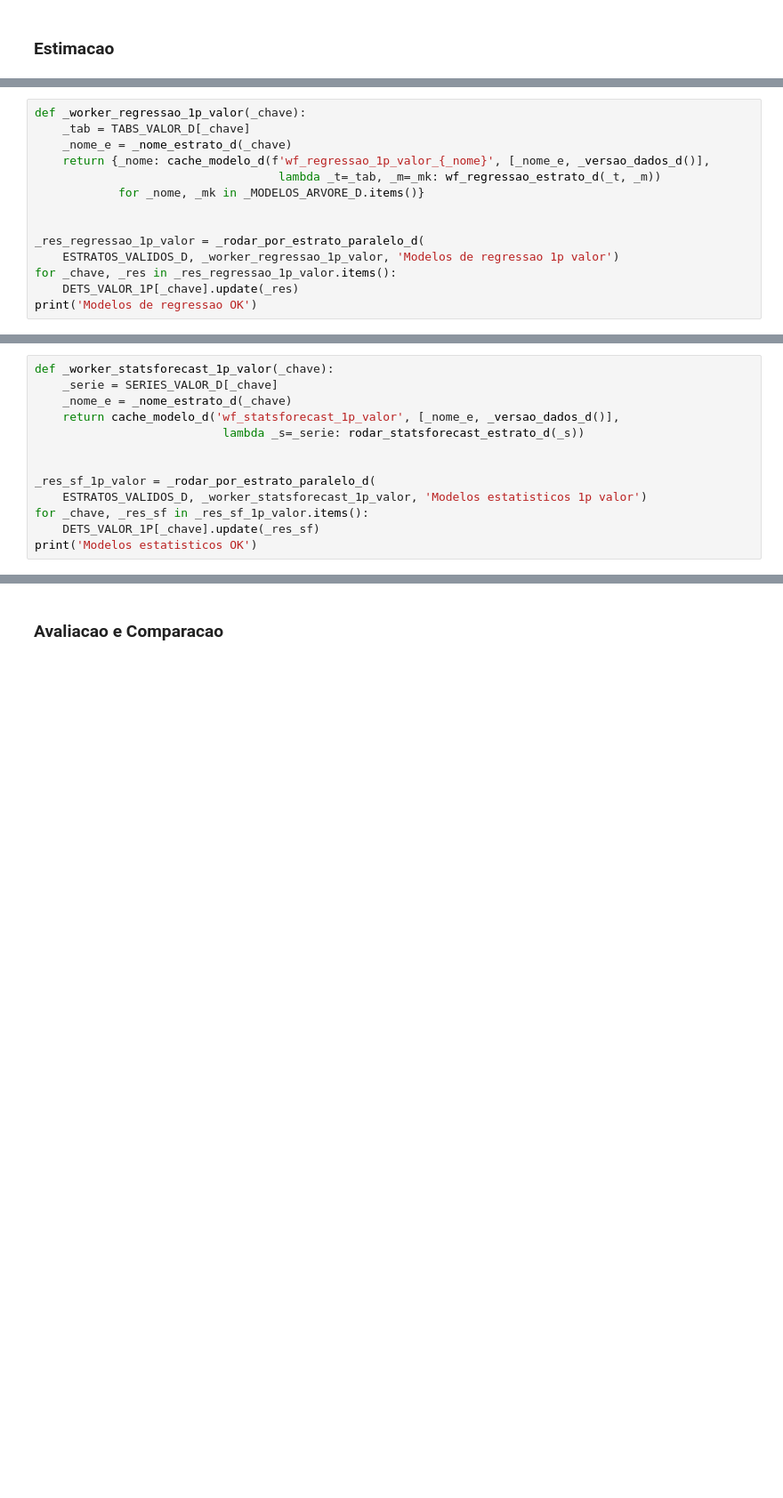
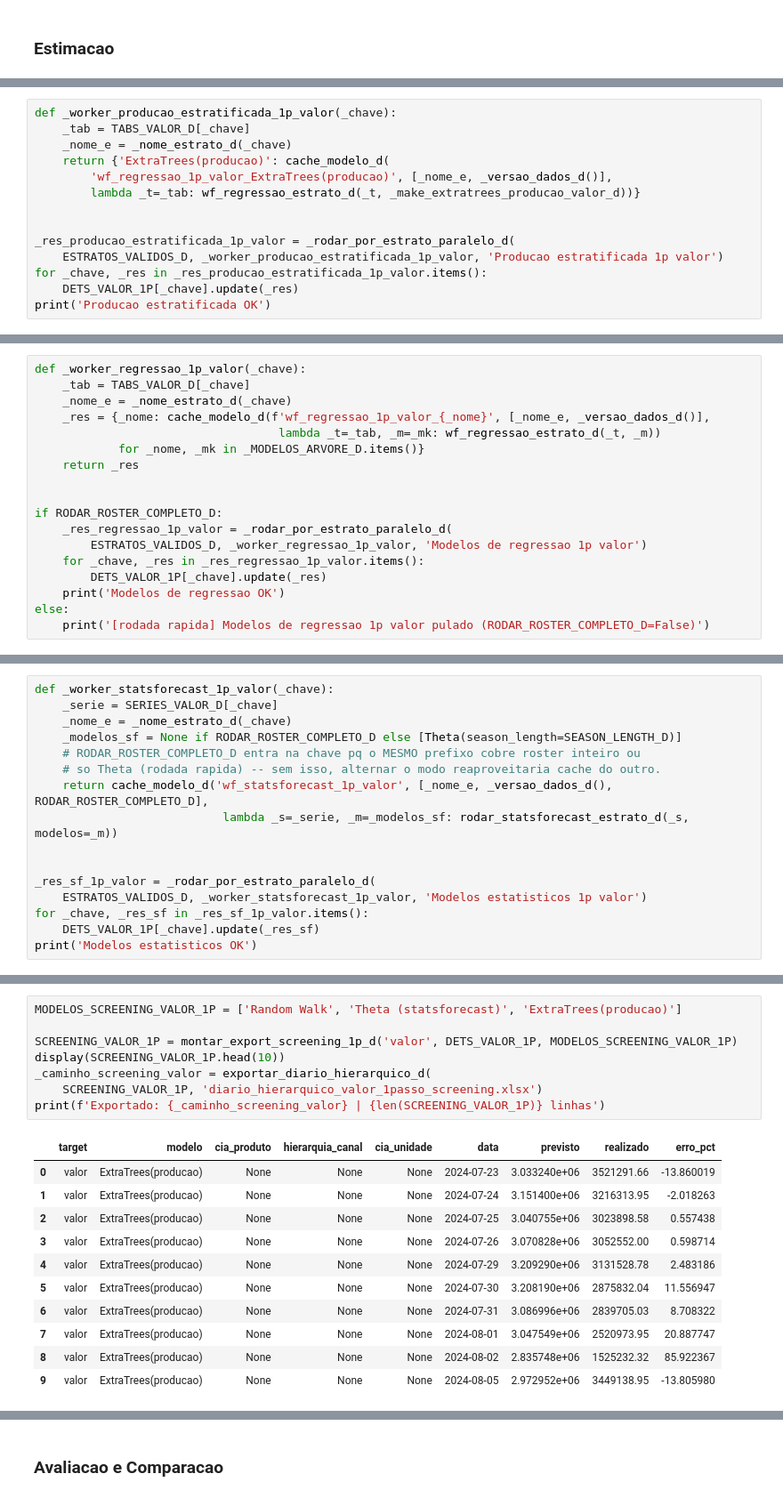
Before and after one commit to Daniel-Alexandre-Ramazzotte/Modelo-Vendas-Diario, a Jupyter notebook: scripts/experimentos/experimento_diario_hierarquico.ipynb, the cells around one changed output, grey strips where cells are left out. Shown at 89% size. Cells and saved outputs as stored; diff of their text form; blank space fills up the shorter version.

```diff
--- a/scripts/experimentos/experimento_diario_hierarquico.ipynb
+++ b/scripts/experimentos/experimento_diario_hierarquico.ipynb
@@ -1732,0 +2317,14 @@ print('Baselines OK')
+# %%
+def _worker_producao_estratificada_1p_valor(_chave):
+    _tab = TABS_VALOR_D[_chave]
+    _nome_e = _nome_estrato_d(_chave)
+    return {'ExtraTrees(producao)': cache_modelo_d(
+        'wf_regressao_1p_valor_ExtraTrees(producao)', [_nome_e, _versao_dados_d()],
+        lambda _t=_tab: wf_regressao_estrato_d(_t, _make_extratrees_producao_valor_d))}
+
+
+_res_producao_estratificada_1p_valor = _rodar_por_estrato_paralelo_d(
+    ESTRATOS_VALIDOS_D, _worker_producao_estratificada_1p_valor, 'Producao estratificada 1p valor')
+for _chave, _res in _res_producao_estratificada_1p_valor.items():
+    DETS_VALOR_1P[_chave].update(_res)
+print('Producao estratificada OK')
@@ -1736,13 +2349,17 @@ print('Baselines OK')
 def _worker_regressao_1p_valor(_chave):
     _tab = TABS_VALOR_D[_chave]
     _nome_e = _nome_estrato_d(_chave)
-    return {_nome: cache_modelo_d(f'wf_regressao_1p_valor_{_nome}', [_nome_e, _versao_dados_d()],
+    _res = {_nome: cache_modelo_d(f'wf_regressao_1p_valor_{_nome}', [_nome_e, _versao_dados_d()],
                                    lambda _t=_tab, _m=_mk: wf_regressao_estrato_d(_t, _m))
             for _nome, _mk in _MODELOS_ARVORE_D.items()}
+    return _res
 
 
-_res_regressao_1p_valor = _rodar_por_estrato_paralelo_d(
-    ESTRATOS_VALIDOS_D, _worker_regressao_1p_valor, 'Modelos de regressao 1p valor')
-for _chave, _res in _res_regressao_1p_valor.items():
-    DETS_VALOR_1P[_chave].update(_res)
-print('Modelos de regressao OK')
+if RODAR_ROSTER_COMPLETO_D:
+    _res_regressao_1p_valor = _rodar_por_estrato_paralelo_d(
+        ESTRATOS_VALIDOS_D, _worker_regressao_1p_valor, 'Modelos de regressao 1p valor')
+    for _chave, _res in _res_regressao_1p_valor.items():
+        DETS_VALOR_1P[_chave].update(_res)
+    print('Modelos de regressao OK')
+else:
+    print('[rodada rapida] Modelos de regressao 1p valor pulado (RODAR_ROSTER_COMPLETO_D=False)')
@@ -1772,8 +2384,11 @@ ESTRATOS_VALIDOS_D
 def _worker_statsforecast_1p_valor(_chave):
     _serie = SERIES_VALOR_D[_chave]
     _nome_e = _nome_estrato_d(_chave)
-    return cache_modelo_d('wf_statsforecast_1p_valor', [_nome_e, _versao_dados_d()],
-                           lambda _s=_serie: rodar_statsforecast_estrato_d(_s))
+    _modelos_sf = None if RODAR_ROSTER_COMPLETO_D else [Theta(season_length=SEASON_LENGTH_D)]
+    # RODAR_ROSTER_COMPLETO_D entra na chave pq o MESMO prefixo cobre roster inteiro ou
+    # so Theta (rodada rapida) -- sem isso, alternar o modo reaproveitaria cache do outro.
+    return cache_modelo_d('wf_statsforecast_1p_valor', [_nome_e, _versao_dados_d(), RODAR_ROSTER_COMPLETO_D],
+                           lambda _s=_serie, _m=_modelos_sf: rodar_statsforecast_estrato_d(_s, modelos=_m))
 
 
 _res_sf_1p_valor = _rodar_por_estrato_paralelo_d(
@@ -1783,0 +2408,20 @@ print('Modelos estatisticos OK')
+# %%
+MODELOS_SCREENING_VALOR_1P = ['Random Walk', 'Theta (statsforecast)', 'ExtraTrees(producao)']
+
+SCREENING_VALOR_1P = montar_export_screening_1p_d('valor', DETS_VALOR_1P, MODELOS_SCREENING_VALOR_1P)
+display(SCREENING_VALOR_1P.head(10))
+_caminho_screening_valor = exportar_diario_hierarquico_d(
+    SCREENING_VALOR_1P, 'diario_hierarquico_valor_1passo_screening.xlsx')
+print(f'Exportado: {_caminho_screening_valor} | {len(SCREENING_VALOR_1P)} linhas')
+# %% [output]
+|  | target | modelo | cia_produto | hierarquia_canal | cia_unidade | data | previsto | realizado | erro_pct |
+| 0 | valor | ExtraTrees(producao) | None | None | None | 2024-07-23 | 3.033240e+06 | 3521291.66 | -13.860019 |
+| 1 | valor | ExtraTrees(producao) | None | None | None | 2024-07-24 | 3.151400e+06 | 3216313.95 | -2.018263 |
+| 2 | valor | ExtraTrees(producao) | None | None | None | 2024-07-25 | 3.040755e+06 | 3023898.58 | 0.557438 |
+| 3 | valor | ExtraTrees(producao) | None | None | None | 2024-07-26 | 3.070828e+06 | 3052552.00 | 0.598714 |
+| 4 | valor | ExtraTrees(producao) | None | None | None | 2024-07-29 | 3.209290e+06 | 3131528.78 | 2.483186 |
+| 5 | valor | ExtraTrees(producao) | None | None | None | 2024-07-30 | 3.208190e+06 | 2875832.04 | 11.556947 |
+| 6 | valor | ExtraTrees(producao) | None | None | None | 2024-07-31 | 3.086996e+06 | 2839705.03 | 8.708322 |
+| 7 | valor | ExtraTrees(producao) | None | None | None | 2024-08-01 | 3.047549e+06 | 2520973.95 | 20.887747 |
+| 8 | valor | ExtraTrees(producao) | None | None | None | 2024-08-02 | 2.835748e+06 | 1525232.32 | 85.922367 |
+| 9 | valor | ExtraTrees(producao) | None | None | None | 2024-08-05 | 2.972952e+06 | 3449138.95 | -13.805980 |
```
Also changed, not shown: parts of 142 cells of this notebook, 7 other files.
